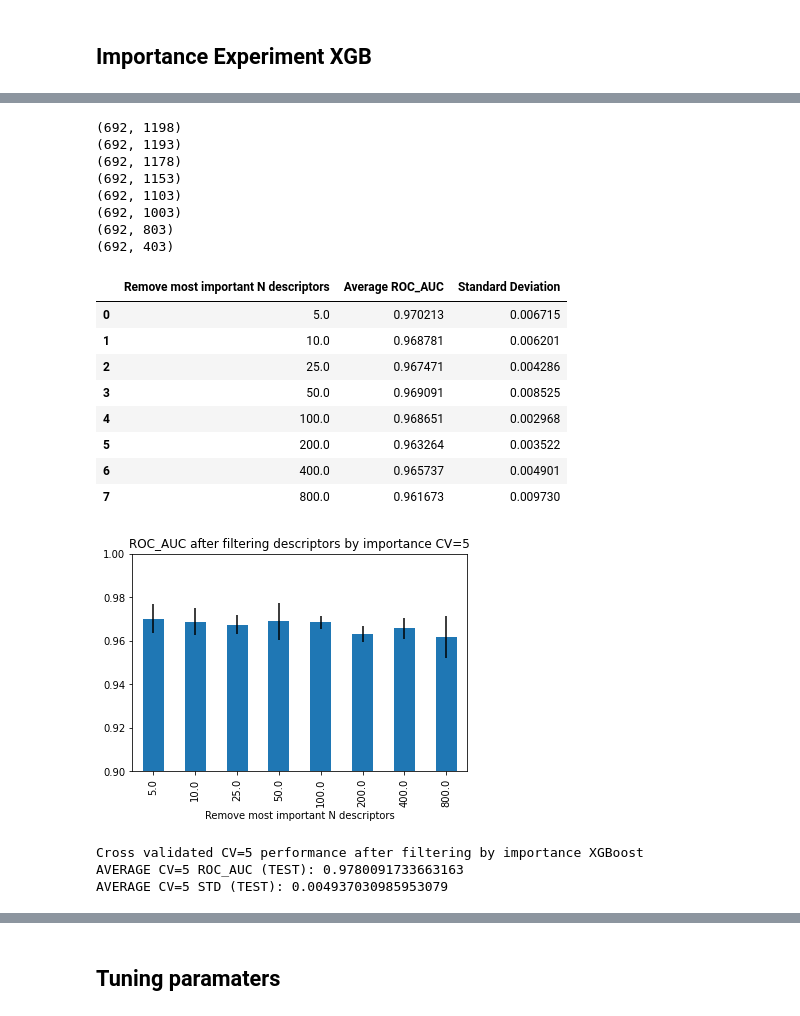
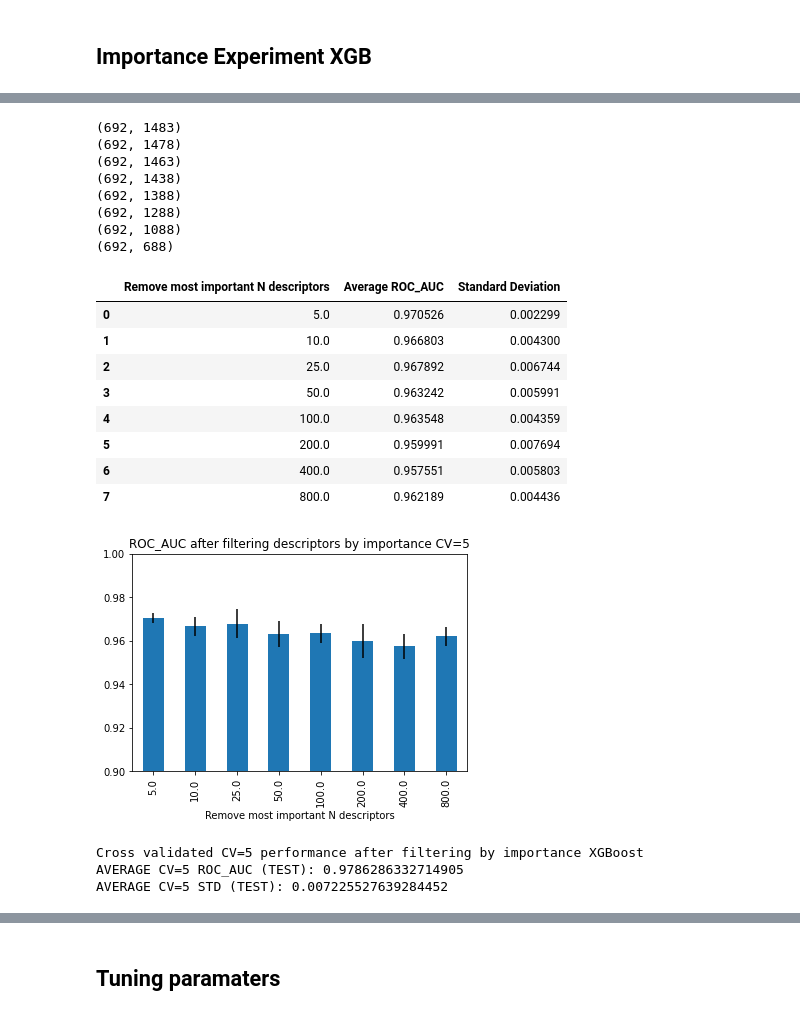
Before and after one commit to Zoya-Anwar/PythonSmellClassifiers-Mark, a Jupyter notebook: models/smell-classifier-initial.ipynb, the cells around one changed output, grey strips where cells are left out. Saved outputs shown, nothing was run; the diff lists cells and outputs as text; code cells hidden in the pictures.

Commit message:
Update Mayhew models

```diff
--- a/models/smell-classifier-initial.ipynb
+++ b/models/smell-classifier-initial.ipynb
@@ -637,6 +637,8 @@ def testWithoutImportantDescs(model, X_tr, y_tr, k=5, verbose=True):
     2. Remove columns above threshold percentange NaNs e.g. 60% NaNs.
     3. Remove columns above threshold percentange NaNs e.g. 60% NaNs. Replace columns below threshold with missing values with the mean value.
 # %%
+from sklearn.impute import KNNImputer
+
 def handleNaNs(X_tr, X_te, option=1, thresh=0.6):
     if option == 1:
         nans =  X.columns[X.isna().any()].tolist()
@@ -654,8 +656,9 @@ def handleNaNs(X_tr, X_te, option=1, thresh=0.6):
           inplace=True)
 
         if option == 3:
-            X_tr.fillna(X_train.mean(), inplace=True)
-            X_te.fillna(X_test.mean(), inplace=True)
+            imputer = KNNImputer(n_neighbors=2)
+            X_tr = imputer.fit_transform(X_tr)
+            X_te = imputer.transform(X_te)
 
     return X_tr, X_te
 # %%
@@ -1059,0 +1061,3 @@ Choose to remove columns with > 0.1 NaNs and average the rest
+# %%
+# choose optimal threshold for removing columns with NaNs
+optimiseNaNs(xgb, X_train_xgb, X_test_xgb, y_train_xgb, y_test_xgb, option=3)
@@ -1060,5 +1078,5 @@ Choose to remove columns with > 0.1 NaNs and average the rest
 # %%
-X_train_xgb, X_test_xgb = handleNaNs(X_train_xgb.copy(), X_test_xgb.copy(), option=2, thresh=0.1)
-X_train_t_xgb, X_val_xgb = handleNaNs(X_train_t.copy(), X_val.copy(), option=2, thresh=0.1)
+X_train_xgb, X_test_xgb = handleNaNs(X_train.copy(), X_test.copy(), option=2, thresh=0.2)
+X_train_t_xgb, X_val_xgb = handleNaNs(X_train_t.copy(), X_val.copy(), option=2, thresh=0.2)
 # %%
 xgb.fit(X_train_xgb, y_train_xgb)
@@ -1096,25 +1114,25 @@ N:1203
 # %%
-xgb.fit(X_train_rf, y_train_rf)
+xgb.fit(X_train_xgb, y_train_xgb)
 testWithoutImportantDescs(xgb, X_train_xgb, y_train_xgb)
 # %% [output]
-(692, 1198)
-(692, 1193)
-(692, 1178)
-(692, 1153)
-(692, 1103)
-(692, 1003)
-(692, 803)
-(692, 403)
+(692, 1483)
+(692, 1478)
+(692, 1463)
+(692, 1438)
+(692, 1388)
+(692, 1288)
+(692, 1088)
+(692, 688)
 |  | Remove most important N descriptors | Average ROC_AUC | Standard Deviation |
-| 0 | 5.0 | 0.970213 | 0.006715 |
-| 1 | 10.0 | 0.968781 | 0.006201 |
-| 2 | 25.0 | 0.967471 | 0.004286 |
-| 3 | 50.0 | 0.969091 | 0.008525 |
-| 4 | 100.0 | 0.968651 | 0.002968 |
-| 5 | 200.0 | 0.963264 | 0.003522 |
-| 6 | 400.0 | 0.965737 | 0.004901 |
-| 7 | 800.0 | 0.961673 | 0.009730 |
+| 0 | 5.0 | 0.970526 | 0.002299 |
+| 1 | 10.0 | 0.966803 | 0.004300 |
+| 2 | 25.0 | 0.967892 | 0.006744 |
+| 3 | 50.0 | 0.963242 | 0.005991 |
+| 4 | 100.0 | 0.963548 | 0.004359 |
+| 5 | 200.0 | 0.959991 | 0.007694 |
+| 6 | 400.0 | 0.957551 | 0.005803 |
+| 7 | 800.0 | 0.962189 | 0.004436 |
-[figure, old version]
+[figure, new version]
 # %%
 X_train_xgb, X_test_xgb, xgb = handle_importance(xgb,
                                                 X_train_xgb,
@@ -1131,11 +1149,11 @@ xgb.fit(X_train_t_xgb, y_train_t)
 
 # Filted importance results
 print("Cross validated CV=5 performance after filtering by importance XGBoost")
-test_model_cross_val(tuned_xgb, y_train_xgb, X_train_xgb, k=5, verbose=True)
+test_model_cross_val(xgb, y_train_xgb, X_train_xgb, k=5, verbose=True)
 # %% [output]
 Cross validated CV=5 performance after filtering by importance XGBoost
-AVERAGE CV=5 ROC_AUC (TEST): 0.9780091733663163
-AVERAGE CV=5 STD (TEST): 0.004937030985953079
+AVERAGE CV=5 ROC_AUC (TEST): 0.9786286332714905
+AVERAGE CV=5 STD (TEST): 0.007225527639284452
 # %%
 X_train_xgb
 # %% [output]
```
Also changed, not shown: parts of 16 cells of this notebook, 2 other files.
